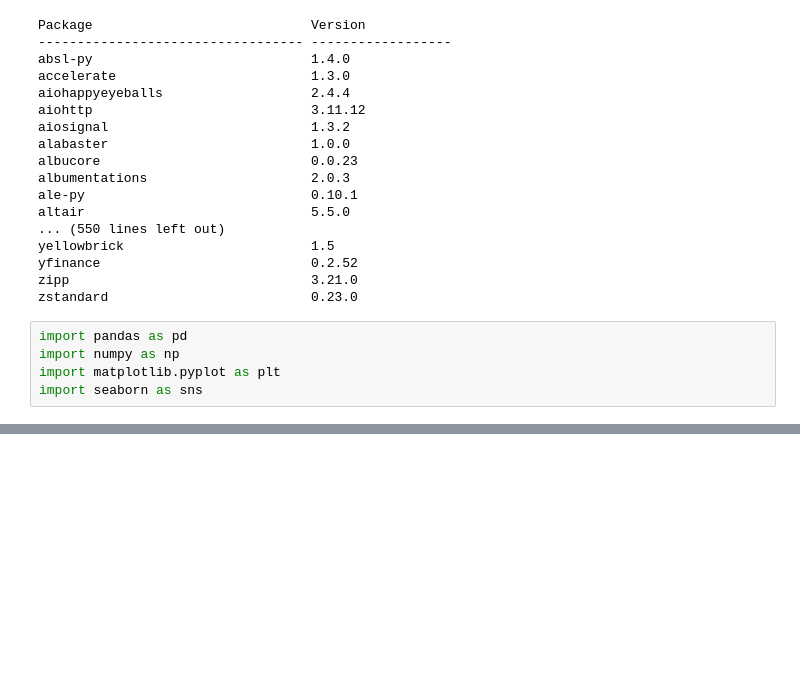
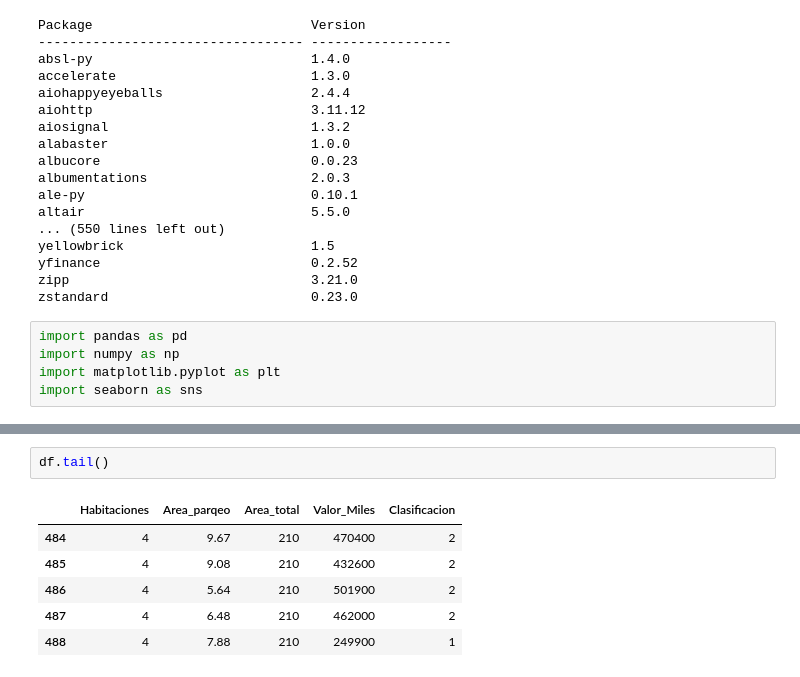
Before and after one commit to IVANV341/Curso-inteligencia-artificial, a Jupyter notebook: EDA_Apuntes_de_clase.ipynb, the cells around one changed output, grey strips where cells are left out. Saved outputs shown, nothing was run; the diff lists cells and outputs as text; blank space fills up the shorter version.

```diff
--- a/EDA_Apuntes_de_clase.ipynb
+++ b/EDA_Apuntes_de_clase.ipynb
@@ -32,0 +72,9 @@ import seaborn as sns
+# %%
+df.tail()
+# %% [output]
+|  | Habitaciones | Area_parqeo | Area_total | Valor_Miles | Clasificacion |
+| 484 | 4 | 9.67 | 210 | 470400 | 2 |
+| 485 | 4 | 9.08 | 210 | 432600 | 2 |
+| 486 | 4 | 5.64 | 210 | 501900 | 2 |
+| 487 | 4 | 6.48 | 210 | 462000 | 2 |
+| 488 | 4 | 7.88 | 210 | 249900 | 1 |
```
Also changed, not shown: parts of 12 cells of this notebook.
